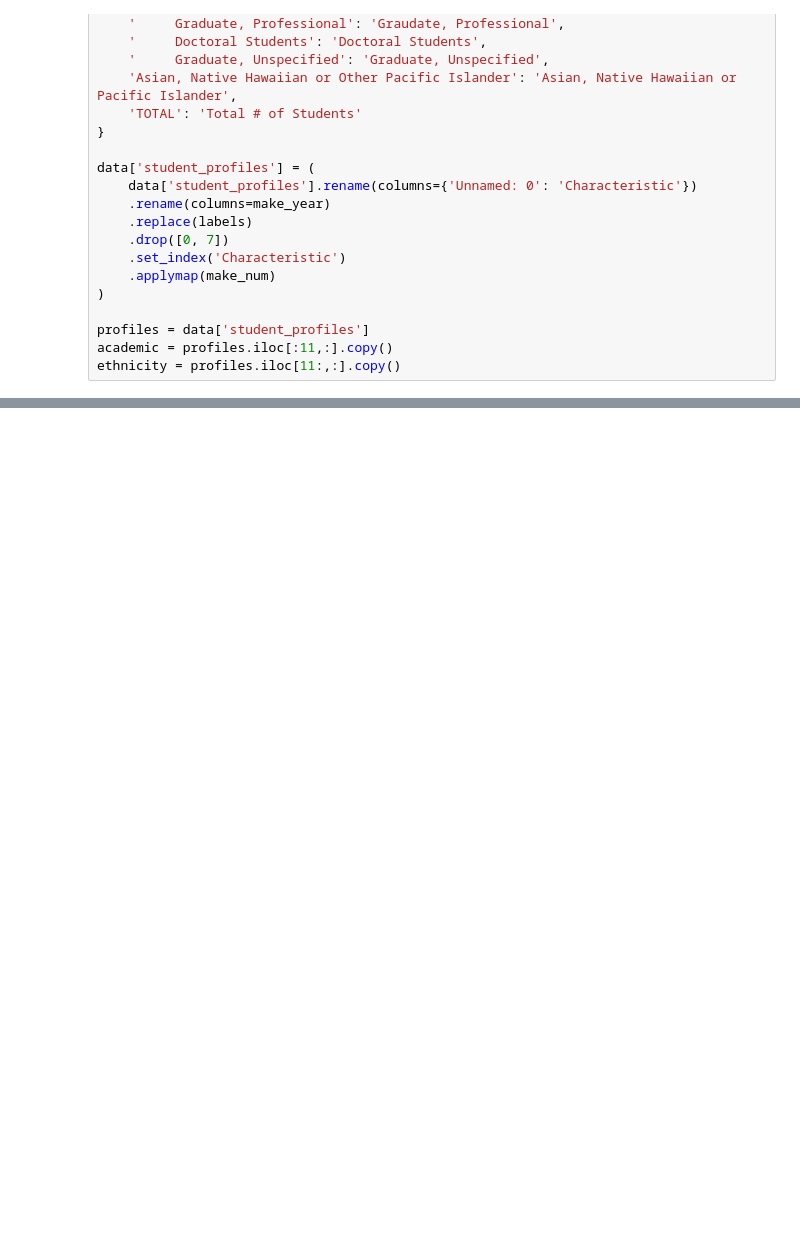
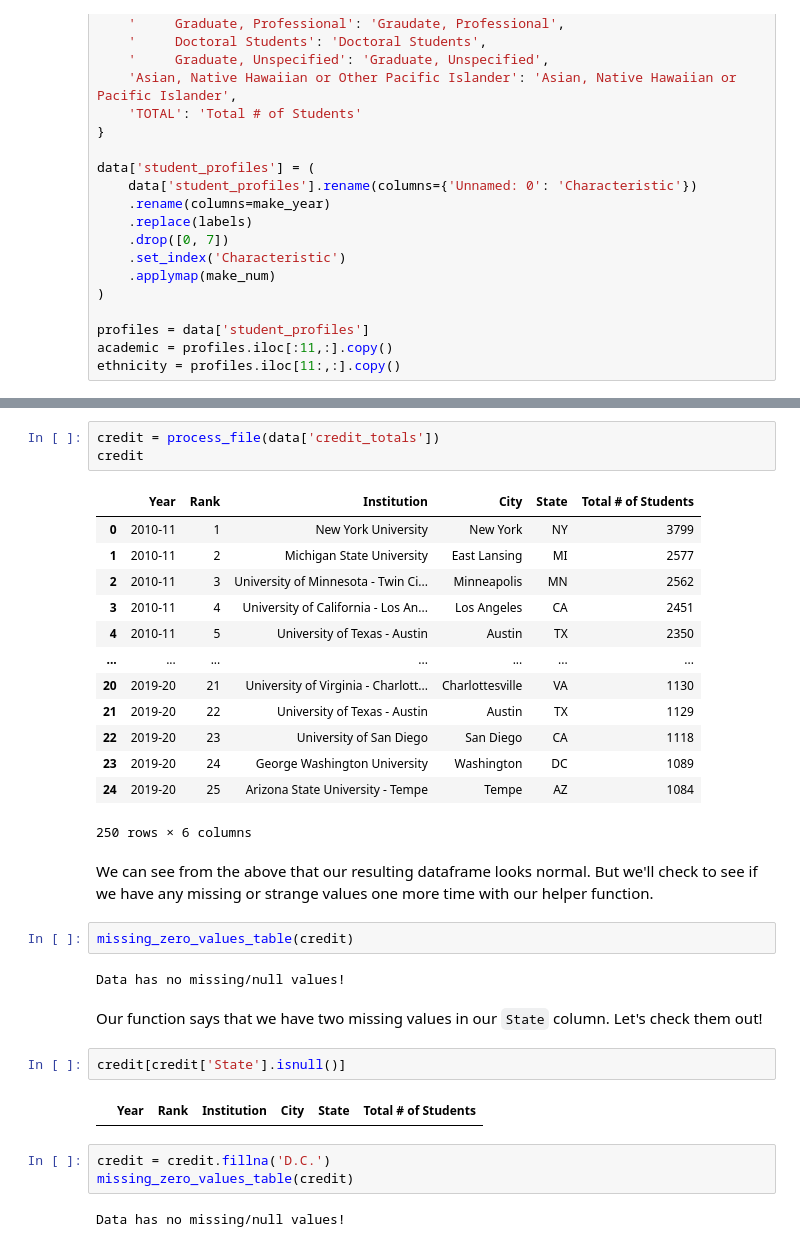
Before and after one commit to noah-kg/data-cleaning-study-abroad, a Jupyter notebook: StudyAbroad.ipynb, the cells around one changed output, grey strips where cells are left out. Saved outputs shown, nothing was run; the diff lists cells and outputs as text; blank space fills up the shorter version.

```diff
--- a/StudyAbroad.ipynb
+++ b/StudyAbroad.ipynb
@@ -502,0 +538,34 @@ ethnicity
+# %%
+credit = process_file(data['credit_totals'])
+credit
+# %% [output]
+|  | Year | Rank | Institution | City | State | Total # of Students |
+| 0 | 2010-11 | 1 | New York University | New York | NY | 3799 |
+| 1 | 2010-11 | 2 | Michigan State University | East Lansing | MI | 2577 |
+| 2 | 2010-11 | 3 | University of Minnesota - Twin Ci... | Minneapolis | MN | 2562 |
+| 3 | 2010-11 | 4 | University of California - Los An... | Los Angeles | CA | 2451 |
+| 4 | 2010-11 | 5 | University of Texas - Austin | Austin | TX | 2350 |
+| ... | ... | ... | ... | ... | ... | ... |
+| 20 | 2019-20 | 21 | University of Virginia - Charlott... | Charlottesville | VA | 1130 |
+| 21 | 2019-20 | 22 | University of Texas - Austin | Austin | TX | 1129 |
+| 22 | 2019-20 | 23 | University of San Diego | San Diego | CA | 1118 |
+| 23 | 2019-20 | 24 | George Washington University | Washington | DC | 1089 |
+| 24 | 2019-20 | 25 | Arizona State University - Tempe | Tempe | AZ | 1084 |
+250 rows × 6 columns
+# %% [markdown]
+We can see from the above that our resulting dataframe looks normal. But we'll check to see if we have any missing or strange values one more time with our helper function.
+# %%
+missing_zero_values_table(credit)
+# %% [output]
+Data has no missing/null values!
+# %% [markdown]
+Our function says that we have two missing values in our `State` column. Let's check them out!
+# %%
+credit[credit['State'].isnull()]
+# %% [output]
+|  | Year | Rank | Institution | City | State | Total # of Students |
+# %%
+credit = credit.fillna('D.C.')
+missing_zero_values_table(credit)
+# %% [output]
+Data has no missing/null values!
```
Also changed, not shown: parts of 24 cells of this notebook, 1 other file.
